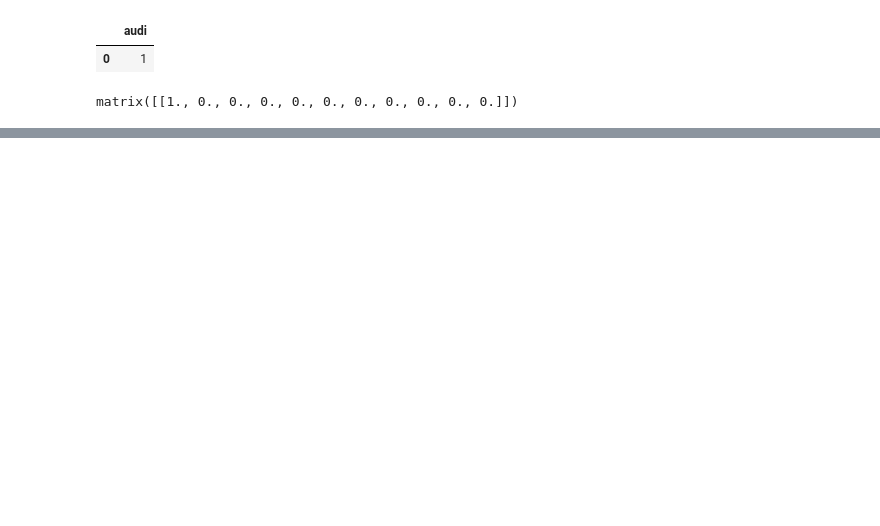
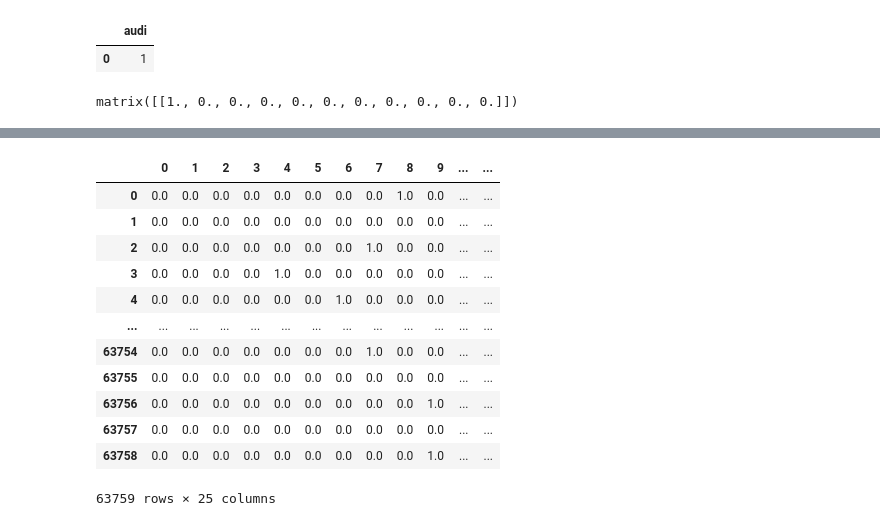
Before and after one commit to RamsesCamas/MachineLearning-and-Simple-Deep-Learning-Excersices, a Jupyter notebook: cars-prices.ipynb, the cells around one changed output, grey strips where cells are left out. Drawn from its saved outputs; the diff is of its cells as text; code cells hidden in the pictures; blank space fills up the shorter version.

Commit message:
Car Prices model and use of pipelines

```diff
--- a/cars-prices.ipynb
+++ b/cars-prices.ipynb
@@ -91,0 +148,31 @@ matrix([[1., 0., 0., 0., 0., 0., 0., 0., 0., 0., 0.]])
+# %%
+# Robust encode mileage
+robust_encoding = ColumnTransformer([
+    ('robust_encoding', RobustScaler(), ["mileage"])
+])
+# %%
+# Impute and standard scale mpg and tax
+impute_and_scale = Pipeline([
+    ('impute', SimpleImputer(strategy='mean')),
+    ('scale', MinMaxScaler())
+])
+
+standard_scaling = ColumnTransformer([
+    ('standard_scaling', impute_and_scale, ["mpg", "tax"])
+])
+# %%
+# Just pass year and engineSize
+passthrough = ColumnTransformer([('passthrough', 'passthrough', ['year', "engineSize"])])
+# %%
+# Ensambla todo el pipeline
+pipe = Pipeline([
+    (
+        'features',
+        FeatureUnion([
+            ('one_hot_encode', one_hot_encode),
+            ('robust_encoding', robust_encoding),
+            ('just_passs', passthrough),
+            ('scale_and_impute', standard_scaling)
+        ])
+    )
+])
@@ -91,0 +202,18 @@ matrix([[1., 0., 0., 0., 0., 0., 0., 0., 0., 0., 0.]])
+# %%
+pipe.fit(train)
+
+pd.DataFrame(pipe.transform(train))
+# %% [output]
+|  | 0 | 1 | 2 | 3 | 4 | 5 | 6 | 7 | 8 | 9 | ... | ... |
+| 0 | 0.0 | 0.0 | 0.0 | 0.0 | 0.0 | 0.0 | 0.0 | 0.0 | 1.0 | 0.0 | ... | ... |
+| 1 | 0.0 | 0.0 | 0.0 | 0.0 | 0.0 | 0.0 | 0.0 | 0.0 | 0.0 | 0.0 | ... | ... |
+| 2 | 0.0 | 0.0 | 0.0 | 0.0 | 0.0 | 0.0 | 0.0 | 1.0 | 0.0 | 0.0 | ... | ... |
+| 3 | 0.0 | 0.0 | 0.0 | 0.0 | 1.0 | 0.0 | 0.0 | 0.0 | 0.0 | 0.0 | ... | ... |
+| 4 | 0.0 | 0.0 | 0.0 | 0.0 | 0.0 | 0.0 | 1.0 | 0.0 | 0.0 | 0.0 | ... | ... |
+| ... | ... | ... | ... | ... | ... | ... | ... | ... | ... | ... | ... | ... |
+| 63754 | 0.0 | 0.0 | 0.0 | 0.0 | 0.0 | 0.0 | 0.0 | 1.0 | 0.0 | 0.0 | ... | ... |
+| 63755 | 0.0 | 0.0 | 0.0 | 0.0 | 0.0 | 0.0 | 0.0 | 0.0 | 0.0 | 0.0 | ... | ... |
+| 63756 | 0.0 | 0.0 | 0.0 | 0.0 | 0.0 | 0.0 | 0.0 | 0.0 | 0.0 | 1.0 | ... | ... |
+| 63757 | 0.0 | 0.0 | 0.0 | 0.0 | 0.0 | 0.0 | 0.0 | 0.0 | 0.0 | 0.0 | ... | ... |
+| 63758 | 0.0 | 0.0 | 0.0 | 0.0 | 0.0 | 0.0 | 0.0 | 0.0 | 0.0 | 1.0 | ... | ... |
+63759 rows × 25 columns
```
Also changed, not shown: parts of 34 cells of this notebook, 4 other files.
